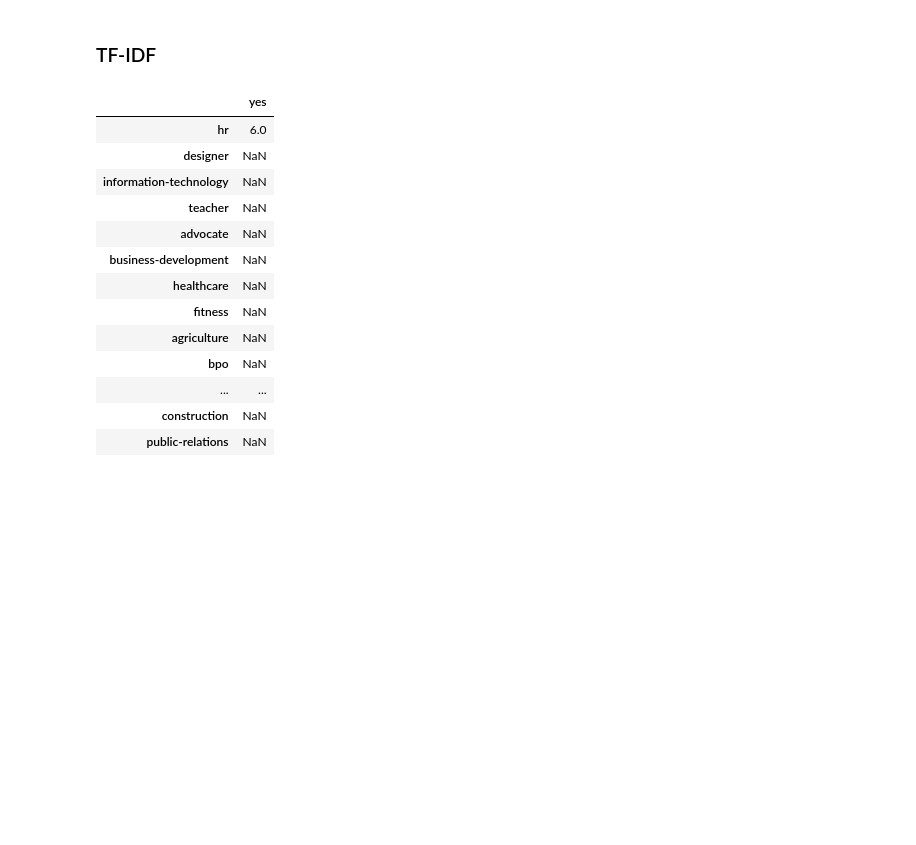
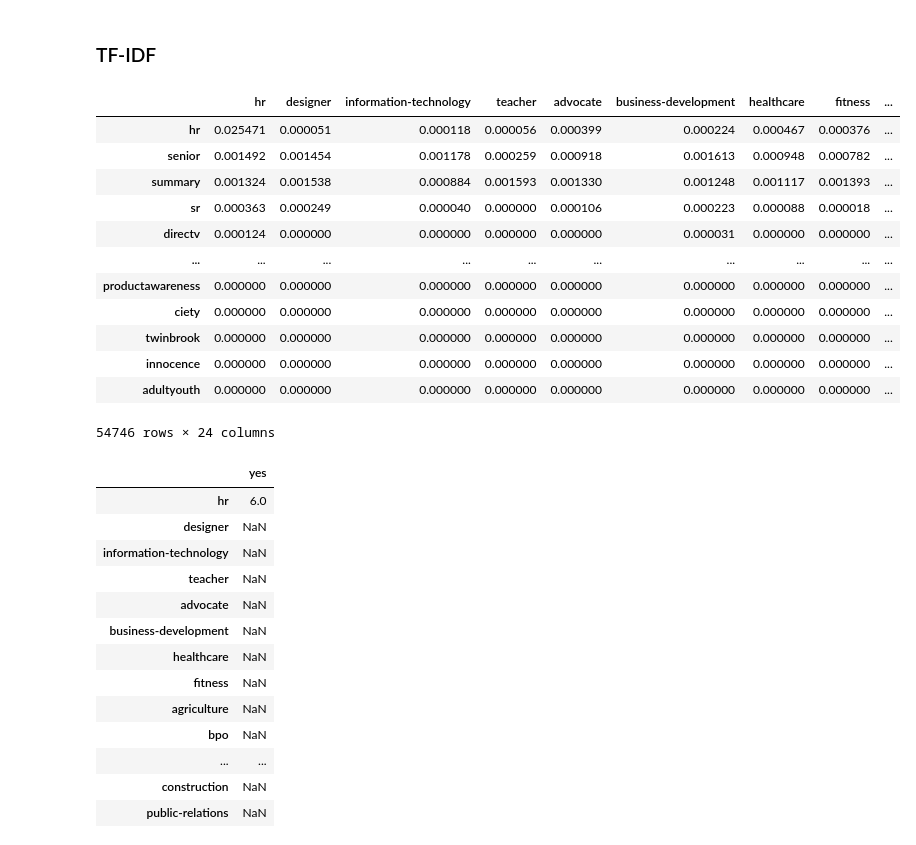
Before and after one commit to HebaAliNassif/AI_Powered_Interviewer_System, a Jupyter notebook: Resume/Low Level/Preprocessing.ipynb, the cells around one changed output. Cells and saved outputs as stored; diff of their text form; code cells hidden in the pictures; blank space fills up the shorter version.

```diff
--- a/Resume/Low Level/Preprocessing.ipynb
+++ b/Resume/Low Level/Preprocessing.ipynb
@@ -473,6 +473,24 @@ IDF_DF
 54746 rows × 1 columns
 # %% [markdown]
 ### TF-IDF
+# %%
+TF_IDF_DF = TF_final_df.copy()
+TF_IDF_DF = TF_IDF_DF.multiply(IDF_DF["IDF"], axis="index")
+TF_IDF_DF
+# %% [output]
+|  | hr | designer | information-technology | teacher | advocate | business-development | healthcare | fitness | ... |
+| hr | 0.025471 | 0.000051 | 0.000118 | 0.000056 | 0.000399 | 0.000224 | 0.000467 | 0.000376 | ... |
+| senior | 0.001492 | 0.001454 | 0.001178 | 0.000259 | 0.000918 | 0.001613 | 0.000948 | 0.000782 | ... |
+| summary | 0.001324 | 0.001538 | 0.000884 | 0.001593 | 0.001330 | 0.001248 | 0.001117 | 0.001393 | ... |
+| sr | 0.000363 | 0.000249 | 0.000040 | 0.000000 | 0.000106 | 0.000223 | 0.000088 | 0.000018 | ... |
+| directv | 0.000124 | 0.000000 | 0.000000 | 0.000000 | 0.000000 | 0.000031 | 0.000000 | 0.000000 | ... |
+| ... | ... | ... | ... | ... | ... | ... | ... | ... | ... |
+| productawareness | 0.000000 | 0.000000 | 0.000000 | 0.000000 | 0.000000 | 0.000000 | 0.000000 | 0.000000 | ... |
+| ciety | 0.000000 | 0.000000 | 0.000000 | 0.000000 | 0.000000 | 0.000000 | 0.000000 | 0.000000 | ... |
+| twinbrook | 0.000000 | 0.000000 | 0.000000 | 0.000000 | 0.000000 | 0.000000 | 0.000000 | 0.000000 | ... |
+| innocence | 0.000000 | 0.000000 | 0.000000 | 0.000000 | 0.000000 | 0.000000 | 0.000000 | 0.000000 | ... |
+| adultyouth | 0.000000 | 0.000000 | 0.000000 | 0.000000 | 0.000000 | 0.000000 | 0.000000 | 0.000000 | ... |
+54746 rows × 24 columns
 # %%
 #TF_cat["yes"] = np.nan
 #TF_cat.at['hr', 'yes'] = 6
```
